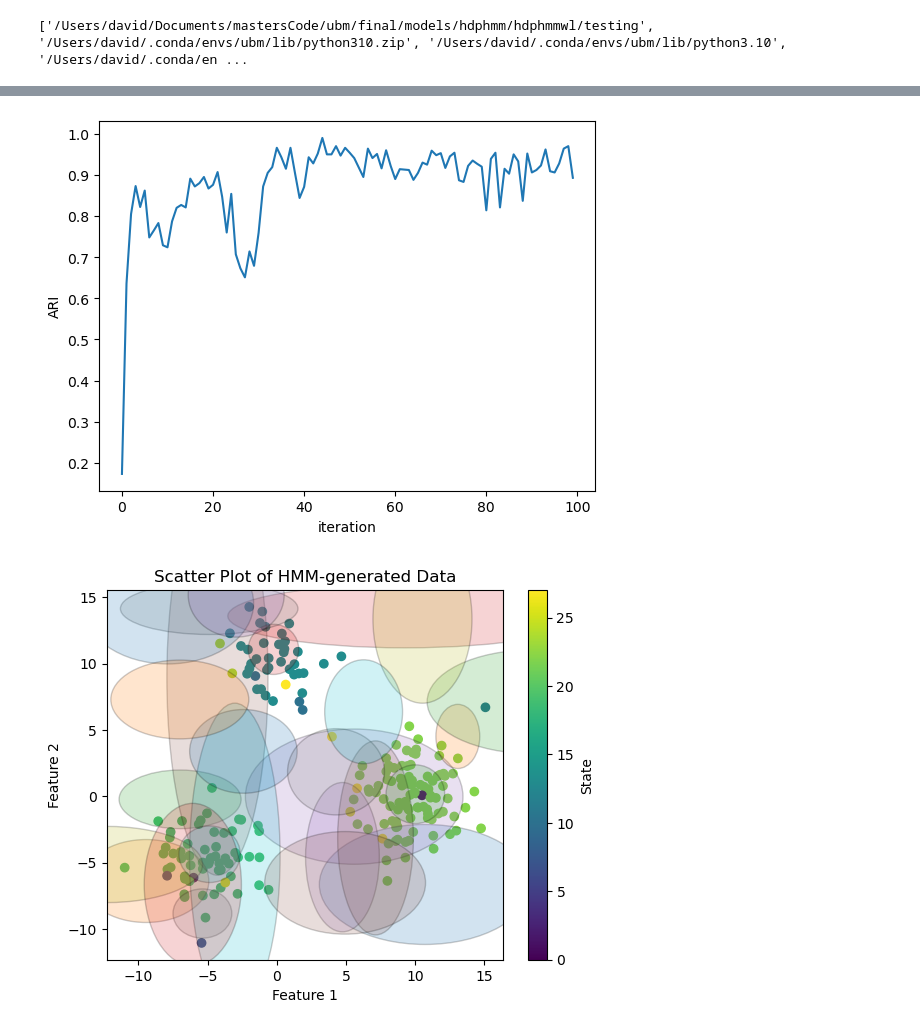
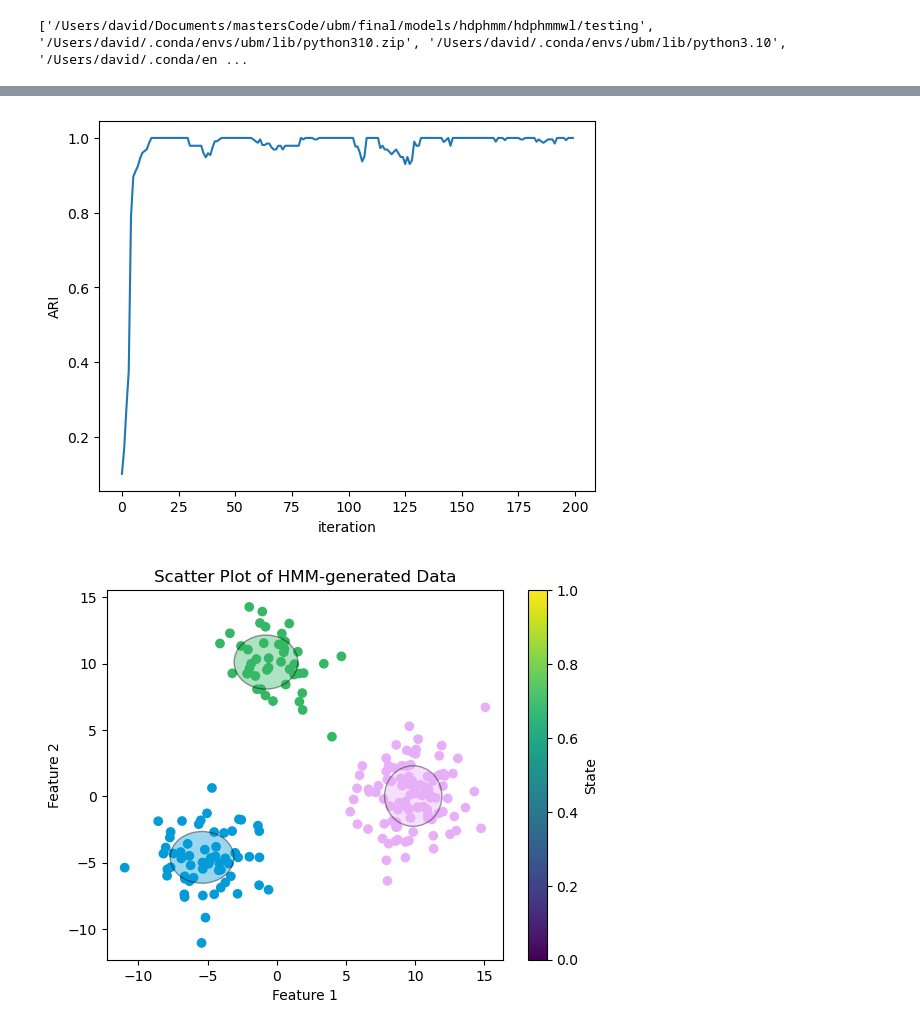
Before and after one commit to Davidjames9610/ubm, a Jupyter notebook: final/models/hdphmm/hdphmmwl/testing/synthetic_data.ipynb, the cells around one changed output, grey strips where cells are left out. Drawn from its saved outputs; the diff is of its cells as text; code cells hidden in the pictures.

Commit message:
wlhdphmm looking good on whale data

```diff
--- a/final/models/hdphmm/hdphmmwl/testing/synthetic_data.ipynb
+++ b/final/models/hdphmm/hdphmmwl/testing/synthetic_data.ipynb
@@ -36,12 +36,12 @@ reload(numba)
 reload(hdphmm)
 
 sbp = {
-    const.ALPHA0: 50,
-    const.GAMMA0: 50,
-    const.KAPPA0: 50,
+    const.ALPHA0: 0.8,
+    const.GAMMA0: 1,
+    const.KAPPA0: 0.02,
 }
 sbp[const.RHO0] = sbp[const.KAPPA0] / ( sbp[const.KAPPA0] + sbp[const.ALPHA0])
 temp = 1
-hdp_hmm = hdphmm.HDPHMMWL(loaded_data, 30, loaded_ss, iterations=100, sbp=sbp)
+hdp_hmm = hdphmm.HDPHMMWL(loaded_data, 20, loaded_ss, iterations=200, sbp=sbp)
 # %% [output]
 sbp given
@@ -75,8 +75,10 @@ plt.ylabel('ARI')
 plt.show()
 plt.close()
 # %% [output]
-[figure, old version]
+[figure, new version]
 # %%
-plot_hmm_data(loaded_data, hdp_hmm.Z, hdp_hmm.K, hdp_hmm.mu, hdp_hmm.sigma)
+import final.models.hdphmm.helpers.plot_hmm as plot_hmm
+reload(plot_hmm)
+plot_hmm.plot_hmm_data(loaded_data, hdp_hmm.Z, hdp_hmm.K, hdp_hmm.mu, hdp_hmm.sigma, hdp_hmm.nk, percent=10)
 # %% [output]
-[figure, old version]
+[figure, new version]
```
Also changed, not shown: parts of 3 cells of this notebook, 3 other files.
